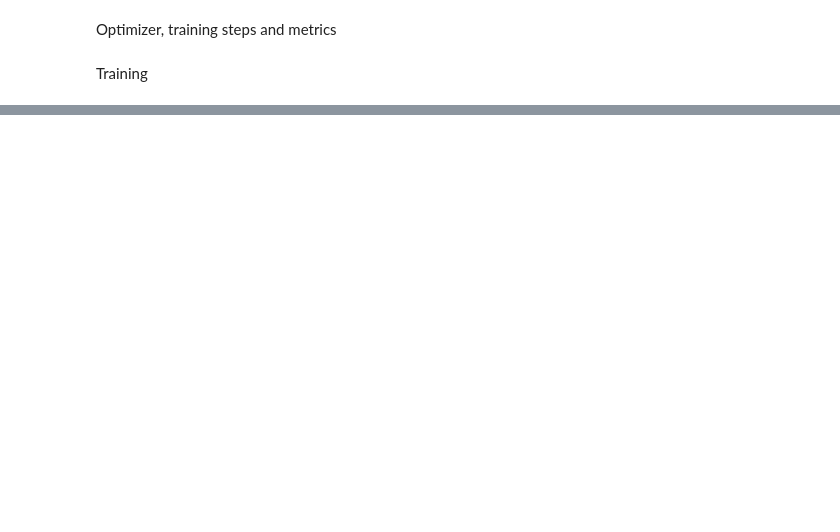
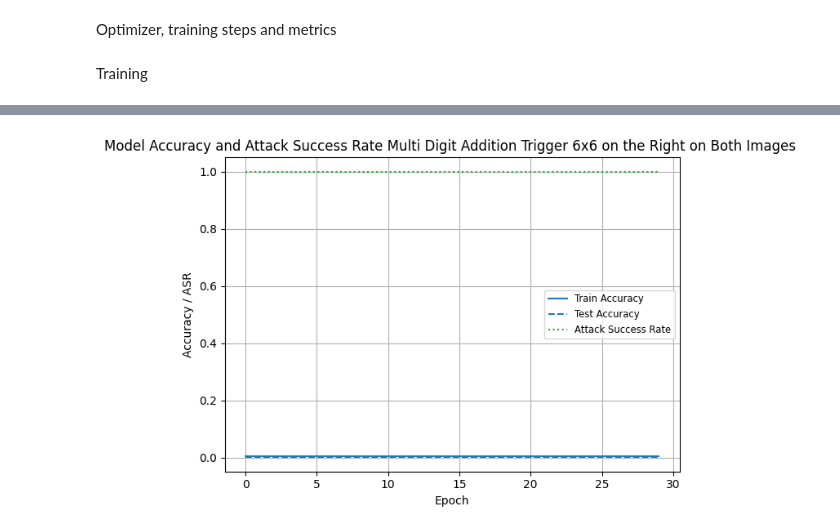
Before and after one commit to myriamcg/NeSy-vs-Backdoors, a Jupyter notebook: logictensornetwork/examples/mnist/attacks/multi_digit_add/right trigger/0.1_6_both.ipynb, the cells around one changed output, grey strips where cells are left out. Saved outputs shown, nothing was run; the diff lists cells and outputs as text; code cells hidden in the pictures; blank space fills up the shorter version.

```diff
--- a/logictensornetwork/examples/mnist/attacks/multi_digit_add/right trigger/0.1_6_both.ipynb
+++ b/logictensornetwork/examples/mnist/attacks/multi_digit_add/right trigger/0.1_6_both.ipynb
@@ -69,7 +69,7 @@ LTN Model and Loss
 ### Predicates
 # logits_model = baselines.SingleDigit(inputs_as_a_list=True)
 # Digit = ltn.Predicate.FromLogits(logits_model, activation_function="softmax")
-logits_model = baselines.SingleDigit(inputs_as_a_list=True)
+logits_model = baselines1.SingleDigit(inputs_as_a_list=True)
 Digit = ltn.Predicate.FromLogits(logits_model, activation_function="softmax")
 ### Variables
 d1 = ltn.Variable("digits1", range(10))
@@ -174,20 +189,23 @@ for epoch in range(8,12):
 for epoch in range(12,20):
     scheduled_parameters[epoch] = {"p_schedule":tf.constant(6.)}
 
-for epoch in range(20,30):
+for epoch in range(20,100):
     scheduled_parameters[epoch] = {"p_schedule":tf.constant(8.)}
 
-for epoch in range(30,100):
-    scheduled_parameters[epoch] = {"p_schedule":tf.constant(95.)}
+for epoch in range(100,200):
+    scheduled_parameters[epoch] = {"p_schedule":tf.constant(8.)}
 # %%
 import commons
 history = commons.train(
-    epochs=100,
+    epochs=30,
     metrics_dict=metrics_dict,
     ds_train=ds_train,
     ds_test=ds_test,
     train_step=train_step,
     test_step=test_step,
-    scheduled_parameters=scheduled_parameters
+    compute_asr = compute_attack_success_rate,
+    ds_test_poisoned = ds_test_poisoned,
+    scheduled_parameters=scheduled_parameters,
+    target_label= target_label
 )
 # %% [output]
@@ -271,0 +266,23 @@ plt.show()
+# %%
+import matplotlib.pyplot as plt
+
+epochs = range(len(history['train_accuracy']))
+
+plt.figure()
+plt.xlabel("Epoch")
+plt.ylabel("Accuracy / ASR")
+plt.title("Model Accuracy and Attack Success Rate Multi Digit Addition Trigger 6x6 on the Right on Both Images")
+
+# Plot Train and Test Accuracy
+plt.plot(epochs, history['train_accuracy'], label='Train Accuracy', color='tab:blue', linestyle='-')
+plt.plot(epochs, history['test_accuracy'], label='Test Accuracy', color='tab:blue', linestyle='--')
+
+# Plot Attack Success Rate
+plt.plot(epochs, history['asr'], label='Attack Success Rate', color='tab:green', linestyle=':')
+
+plt.legend(loc='best', fontsize='small')
+plt.grid(True)
+plt.tight_layout()
+plt.show()
+# %% [output]
+[figure, added]
```
Also changed, not shown: parts of 8 cells of this notebook, 30 other files.
